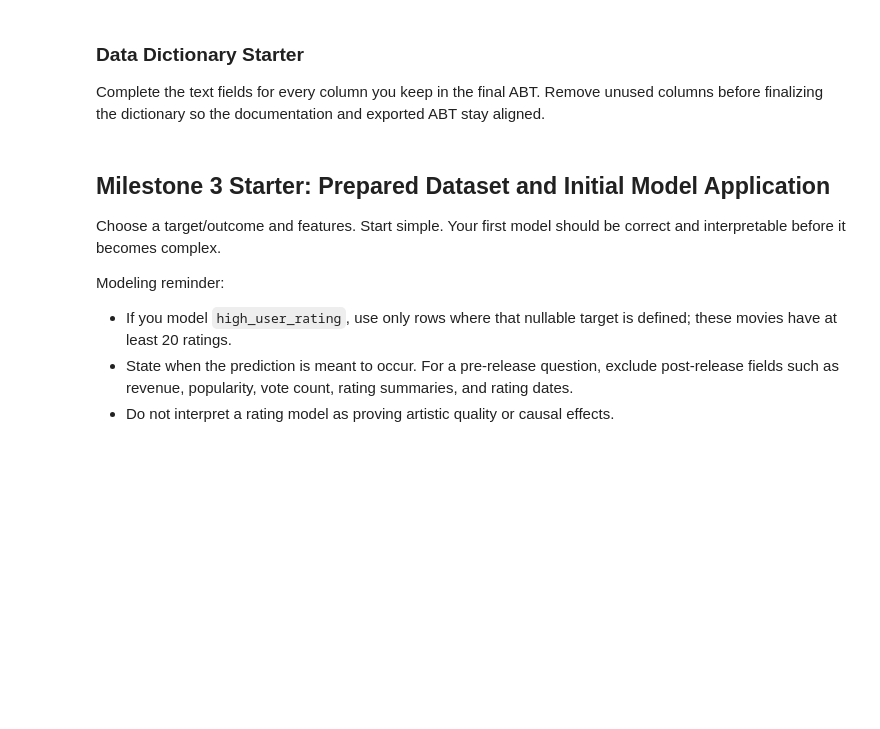
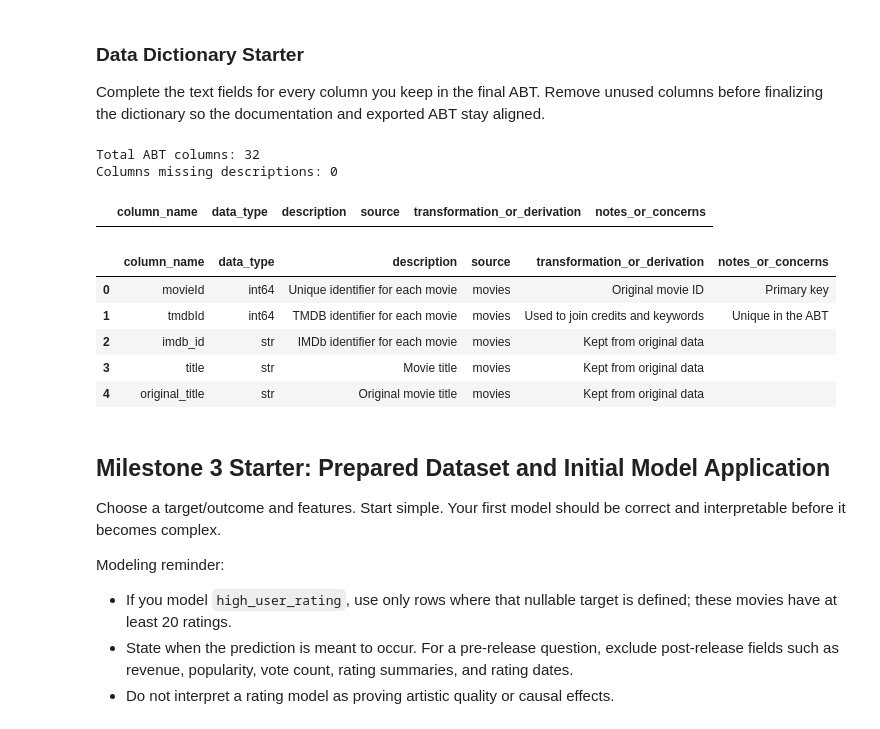
Before and after one commit to diegomend133/ban6003-Project1-Diego-Mendez, a Jupyter notebook: notebooks/movies_project_starter.ipynb, the cells around one changed output. Drawn from its saved outputs; the diff is of its cells as text; code cells hidden in the pictures; blank space fills up the shorter version.

Commit message:
Completed Milestone 2

```diff
--- a/notebooks/movies_project_starter.ipynb
+++ b/notebooks/movies_project_starter.ipynb
@@ -402,15 +446,74 @@ Complete the text fields for every column you keep in the final ABT. Remove unus
 # %%
 data_dictionary = pd.DataFrame({
     "column_name": abt.columns,
     "data_type": [str(abt[column].dtype) for column in abt.columns],
     "description": "",
     "source": "",
     "transformation_or_derivation": "",
     "notes_or_concerns": "",
 })
 
+# Milestone 2 - Document the movie ABT columns
+column_details = {
+    "movieId": ("Unique identifier for each movie", "movies", "Original movie ID", "Primary key"),
+    "tmdbId": ("TMDB identifier for each movie", "movies", "Used to join credits and keywords", "Unique in the ABT"),
+    "imdb_id": ("IMDb identifier for each movie", "movies", "Kept from original data", ""),
+    "title": ("Movie title", "movies", "Kept from original data", ""),
+    "original_title": ("Original movie title", "movies", "Kept from original data", ""),
+    "original_language": ("Original language of the movie", "movies", "Kept from original data", ""),
+    "release_date": ("Movie release date", "movies", "Kept from original data", "Check date format"),
+    "release_year": ("Year the movie was released", "movies", "Extracted from release date", ""),
+    "runtime": ("Movie length in minutes", "movies", "Converted to numeric", "Zero values may be unreliable"),
+    "budget": ("Reported production budget", "movies", "Converted to numeric", "Zero may represent missing information"),
+    "revenue": ("Reported movie revenue", "movies", "Converted to numeric", "Zero may represent missing information"),
+    "popularity": ("TMDB popularity measure", "movies", "Kept from original data", "Can change over time"),
+    "vote_average": ("Average TMDB vote score", "movies", "Kept from original data", "Different from user ratings"),
+    "vote_count": ("Number of TMDB votes", "movies", "Kept from original data", ""),
+    "genres": ("Movie genre information", "movies", "Kept from original data", ""),
+    "genres_list": ("List of movie genres", "movies", "Parsed from genre information", "Some values are missing"),
+    "primary_genre": ("Primary genre assigned to each movie", "movies", "Derived from genre list", "Some values are missing"),
+    "production_companies": ("Companies involved in production", "movies", "Kept from original data", ""),
+    "production_countries": ("Countries involved in production", "movies", "Kept from original data", ""),
+    "adult": ("Adult content classification", "movies", "Kept from original data", ""),
+    "status": ("Current release status of the movie", "movies", "Kept from original data", "Some values are missing"),
+    "user_rating_mean": ("Average user rating for each movie", "ratings", "Calculated by grouping ratings by movieId", "Missing for movies without ratings"),
+    "user_rating_count": ("Number of ratings received by a movie", "ratings", "Counted ratings for each movie", "Used to determine target eligibility"),
+    "user_rating_std": ("Variation in user ratings", "ratings", "Standard deviation of ratings by movie", "Undefined for fewer than two ratings"),
+    "first_rating_date": ("Earliest recorded user rating", "ratings", "Minimum rating date by movie", "Missing for movies without ratings"),
+    "last_rating_date": ("Most recent recorded user rating", "ratings", "Maximum rating date by movie", "Missing for movies without ratings"),
+    "director": ("Director associated with the movie", "credits", "Extracted from crew information", "Some values are missing"),
+    "top_cast": ("Main cast members in the movie", "credits", "Extracted from cast information", "Some values are missing"),
+    "keywords_list": ("Keywords associated with each movie", "keywords", "Parsed from keyword data", "Some values are missing"),
+    "has_revenue": ("Indicates whether positive revenue was reported", "movies", "1 when revenue is greater than zero", "Zero does not necessarily mean no earnings"),
+    "rating_target_eligible": ("Whether the movie has at least 20 user ratings", "ratings", "Based on user rating count", "Used to identify eligible movies"),
+    "high_user_rating": ("Whether a movie has an average rating of at least 3.75", "ratings", "Binary target for movies with at least 20 ratings", "Undefined for ineligible movies")
+}
+
+for column, details in column_details.items():
+    if column in abt.columns:
+        data_dictionary.loc[
+            data_dictionary["column_name"] == column,
+            ["description", "source", "transformation_or_derivation", "notes_or_concerns"]
+        ] = details
+
+# Check if any ABT columns still need documentation
+print("Total ABT columns:", len(abt.columns))
+print("Columns missing descriptions:", (data_dictionary["description"] == "").sum())
+
+display(data_dictionary[data_dictionary["description"] == ""])
+
 # Hint: use .loc[] to document one column at a time, following the Week 11 pattern.
 data_dictionary.head()
+# %% [output]
+Total ABT columns: 32
+Columns missing descriptions: 0
+|  | column_name | data_type | description | source | transformation_or_derivation | notes_or_concerns |
+|  | column_name | data_type | description | source | transformation_or_derivation | notes_or_concerns |
+| 0 | movieId | int64 | Unique identifier for each movie | movies | Original movie ID | Primary key |
+| 1 | tmdbId | int64 | TMDB identifier for each movie | movies | Used to join credits and keywords | Unique in the ABT |
+| 2 | imdb_id | str | IMDb identifier for each movie | movies | Kept from original data |  |
+| 3 | title | str | Movie title | movies | Kept from original data |  |
+| 4 | original_title | str | Original movie title | movies | Kept from original data |  |
 # %% [markdown]
 ## Milestone 3 Starter: Prepared Dataset and Initial Model Application
 
```
Also changed, not shown: parts of 4 cells of this notebook.
